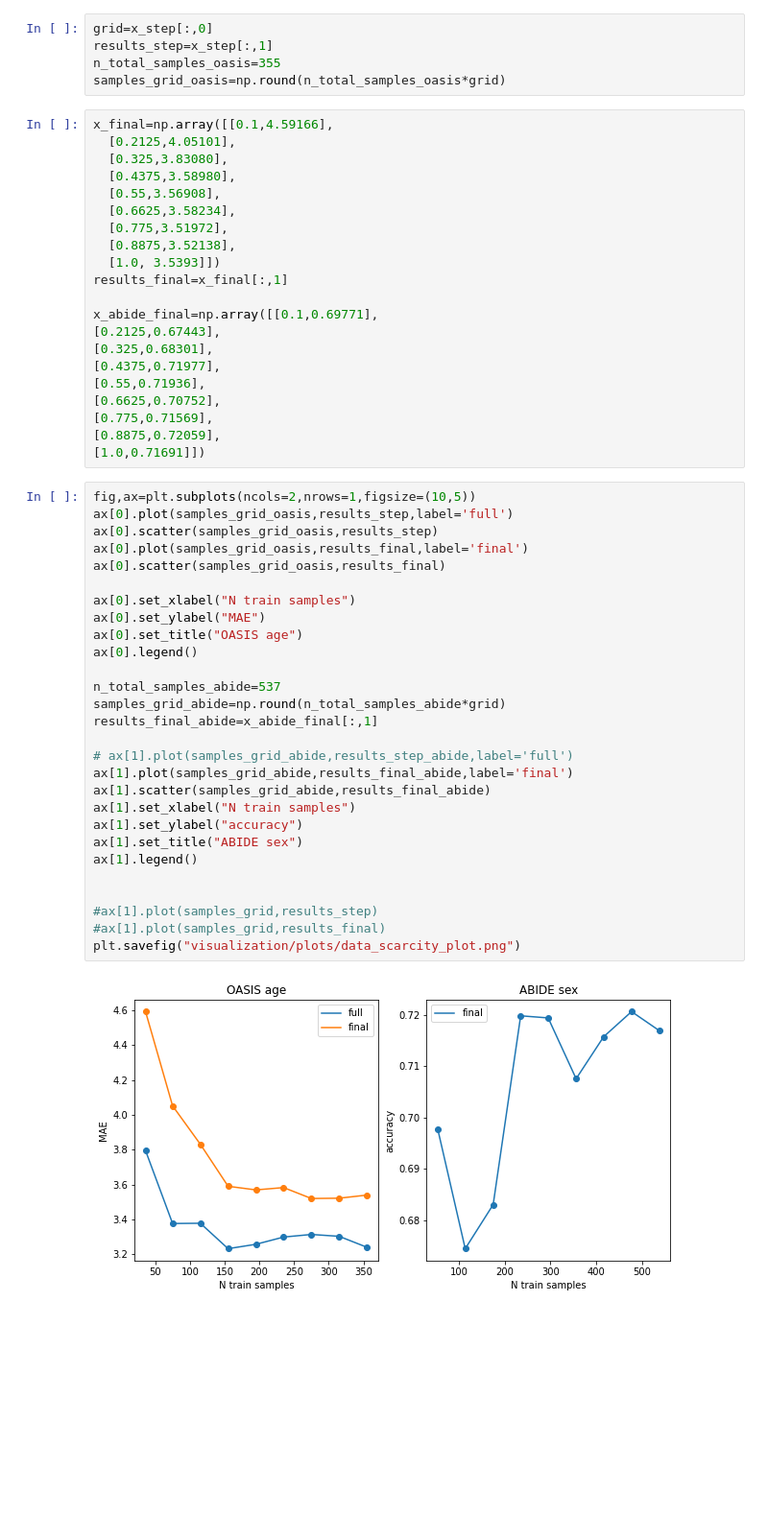
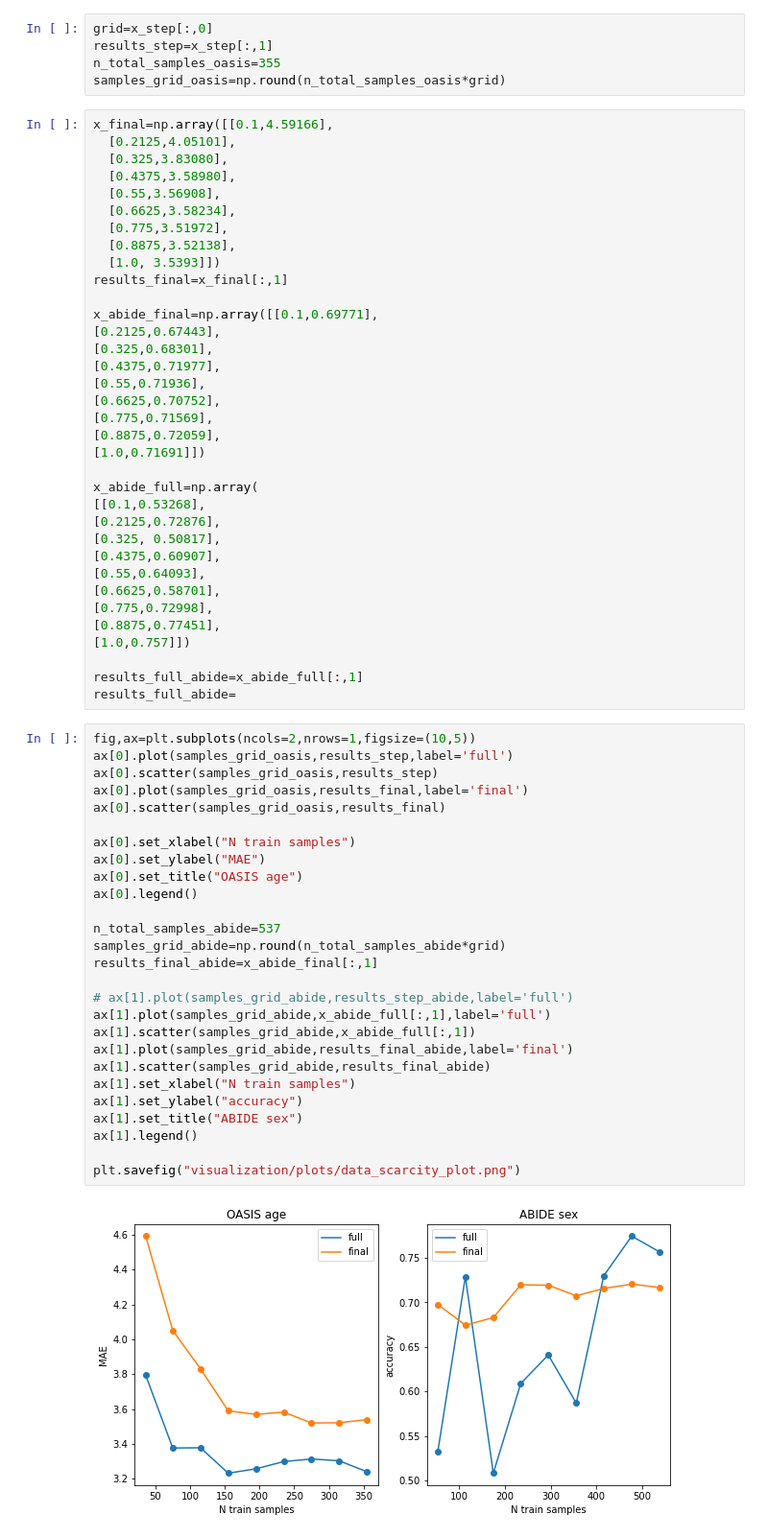
Before and after one commit to PeterHolderrieth/TransferLearning_Neuroimaging, a Jupyter notebook: plot_share_grid.ipynb, the cells around one changed output. Shown at 96% size. Saved outputs shown, nothing was run; the diff lists cells and outputs as text; blank space fills up the shorter version.

```diff
--- a/plot_share_grid.ipynb
+++ b/plot_share_grid.ipynb
@@ -37,33 +37,46 @@ x_abide_final=np.array([[0.1,0.69771],
 [0.775,0.71569],
 [0.8875,0.72059],
 [1.0,0.71691]])
+
+x_abide_full=np.array(
+[[0.1,0.53268],
+[0.2125,0.72876],
+[0.325, 0.50817],
+[0.4375,0.60907],
+[0.55,0.64093],
+[0.6625,0.58701],
+[0.775,0.72998],
+[0.8875,0.77451],
+[1.0,0.757]])
+
+results_full_abide=x_abide_full[:,1]
+results_full_abide=
 # %%
 fig,ax=plt.subplots(ncols=2,nrows=1,figsize=(10,5))
 ax[0].plot(samples_grid_oasis,results_step,label='full')
 ax[0].scatter(samples_grid_oasis,results_step)
 ax[0].plot(samples_grid_oasis,results_final,label='final')
 ax[0].scatter(samples_grid_oasis,results_final)
 
 ax[0].set_xlabel("N train samples")
 ax[0].set_ylabel("MAE")
 ax[0].set_title("OASIS age")
 ax[0].legend()
 
 n_total_samples_abide=537
 samples_grid_abide=np.round(n_total_samples_abide*grid)
 results_final_abide=x_abide_final[:,1]
 
 # ax[1].plot(samples_grid_abide,results_step_abide,label='full')
+ax[1].plot(samples_grid_abide,x_abide_full[:,1],label='full')
+ax[1].scatter(samples_grid_abide,x_abide_full[:,1])
 ax[1].plot(samples_grid_abide,results_final_abide,label='final')
 ax[1].scatter(samples_grid_abide,results_final_abide)
 ax[1].set_xlabel("N train samples")
 ax[1].set_ylabel("accuracy")
 ax[1].set_title("ABIDE sex")
 ax[1].legend()
 
-
-#ax[1].plot(samples_grid,results_step)
-#ax[1].plot(samples_grid,results_final)
 plt.savefig("visualization/plots/data_scarcity_plot.png")
 # %% [output]
-[figure, old version]
+[figure, new version]
```
Also changed, not shown: 2 other files.
